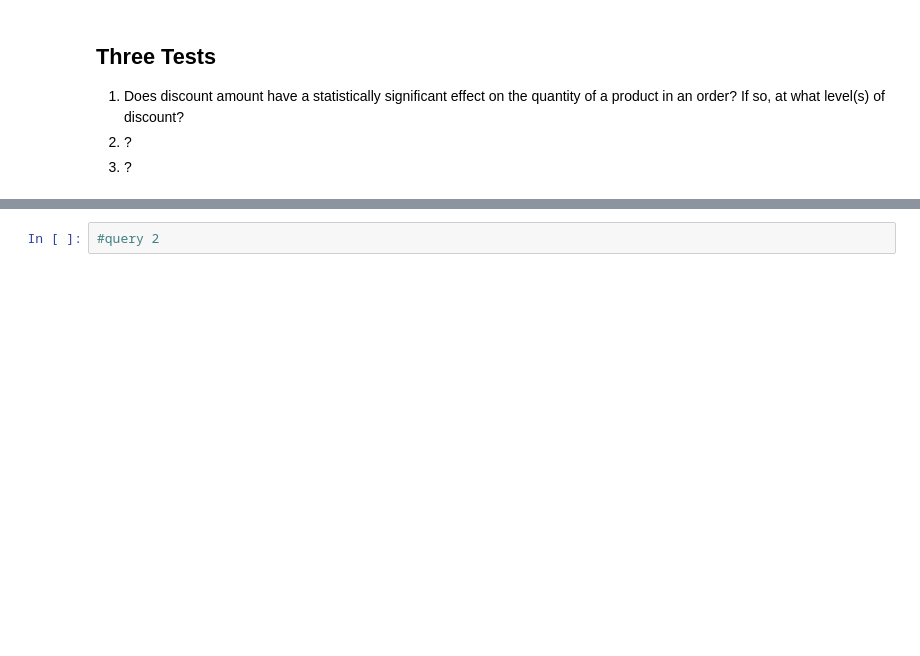
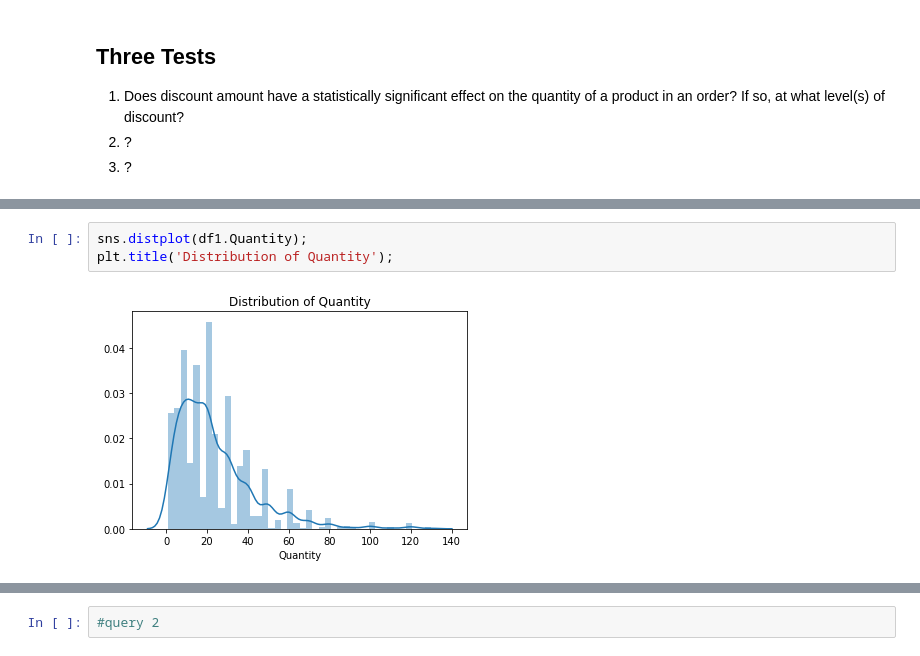
Before and after one commit to andymdc31/flatiron_project2, a Jupyter notebook: dsc-mod-3-project-online-ds-ft-081219/Project_Code.ipynb, the cells around one changed output, grey strips where cells are left out. Drawn from its saved outputs; the diff is of its cells as text; blank space fills up the shorter version.

```diff
--- a/dsc-mod-3-project-online-ds-ft-081219/Project_Code.ipynb
+++ b/dsc-mod-3-project-online-ds-ft-081219/Project_Code.ipynb
@@ -23,0 +78,5 @@
+# %%
+sns.distplot(df1.Quantity);
+plt.title('Distribution of Quantity');
+# %% [output]
+[figure, added]
```
Also changed, not shown: parts of 30 cells of this notebook.
